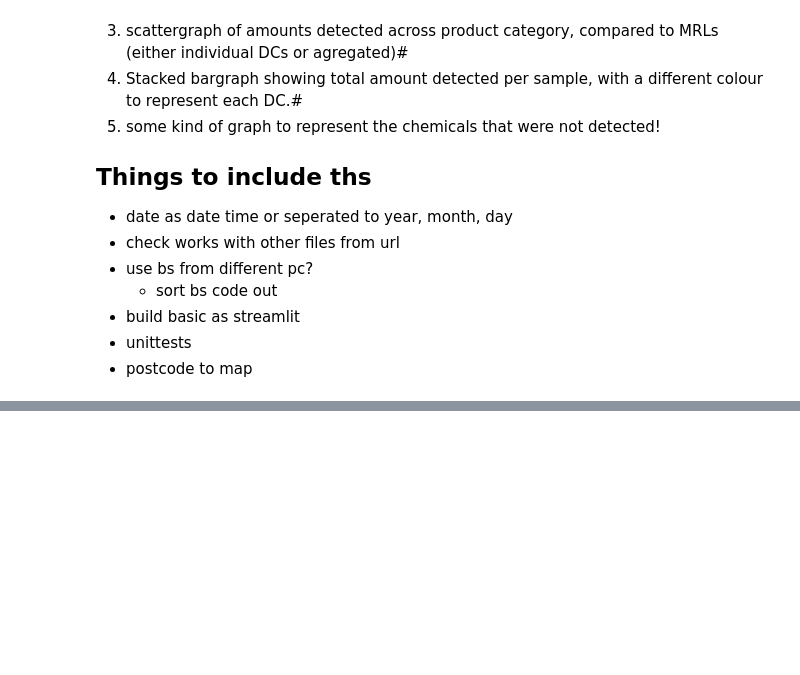
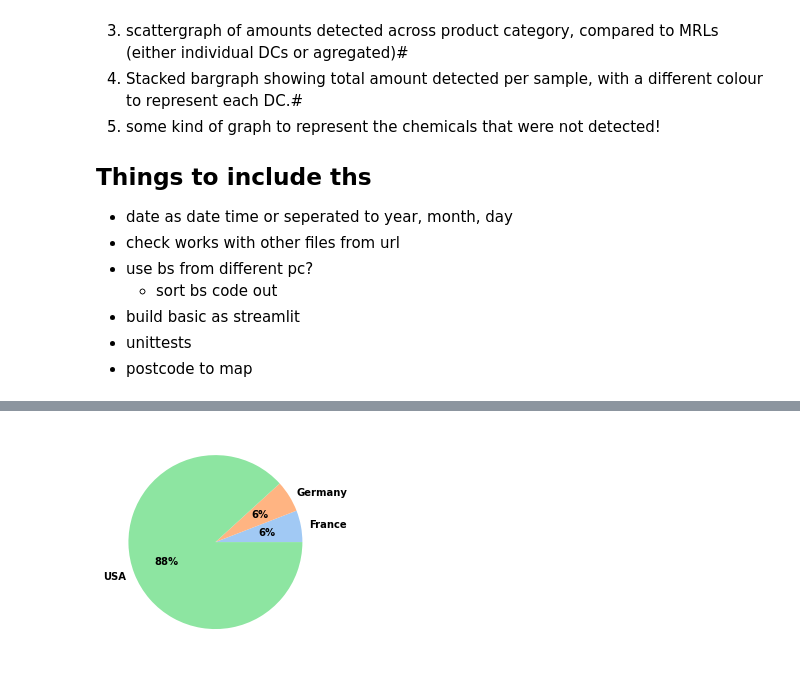
Before and after one commit to ThomasHSimm/Pesticide, a Jupyter notebook: pest_calls.ipynb, the cells around one changed output, grey strips where cells are left out. Saved outputs shown, nothing was run; the diff lists cells and outputs as text; code cells hidden in the pictures; blank space fills up the shorter version.

```diff
--- a/pest_calls.ipynb
+++ b/pest_calls.ipynb
@@ -130,0 +143,21 @@ re.search(regexp,'jkmlkm kmml l3 9xs')
+# %%
+product = 'Wine'
+date_low = '2016-06-01'
+date_high = '2017-06-01'
+data_sql = sqldf(f"""
+SELECT
+    chem_name,	SUM(amount_detected) AS sum_detected,
+    country_of_origin, COUNT(*) as count_tests
+FROM
+    df2
+WHERE
+    product =  '{product}' AND
+    date_of_sampling > '{date_low}' AND
+    date_of_sampling < '{date_high}'
+
+GROUP BY
+    country_of_origin, chem_name
+""", locals()
+)
+
+data_sql
@@ -130,0 +276,13 @@ re.search(regexp,'jkmlkm kmml l3 9xs')
+# %%
+import seaborn as sns
+import matplotlib.pyplot as plt
+
+data = data_sql.loc[data_sql['chem_name']=='boscalid','sum_detected']
+labels = data_sql.loc[data_sql['chem_name']=='boscalid','country_of_origin']
+#define Seaborn color palette to use
+colors = sns.color_palette('pastel')[0:len(labels)]
+
+plt.pie(data, labels=labels, colors = colors,
+    autopct='%.0f%%', normalize=True);
+# %% [output]
+[figure, added]
```
Also changed, not shown: parts of 12 cells of this notebook.
